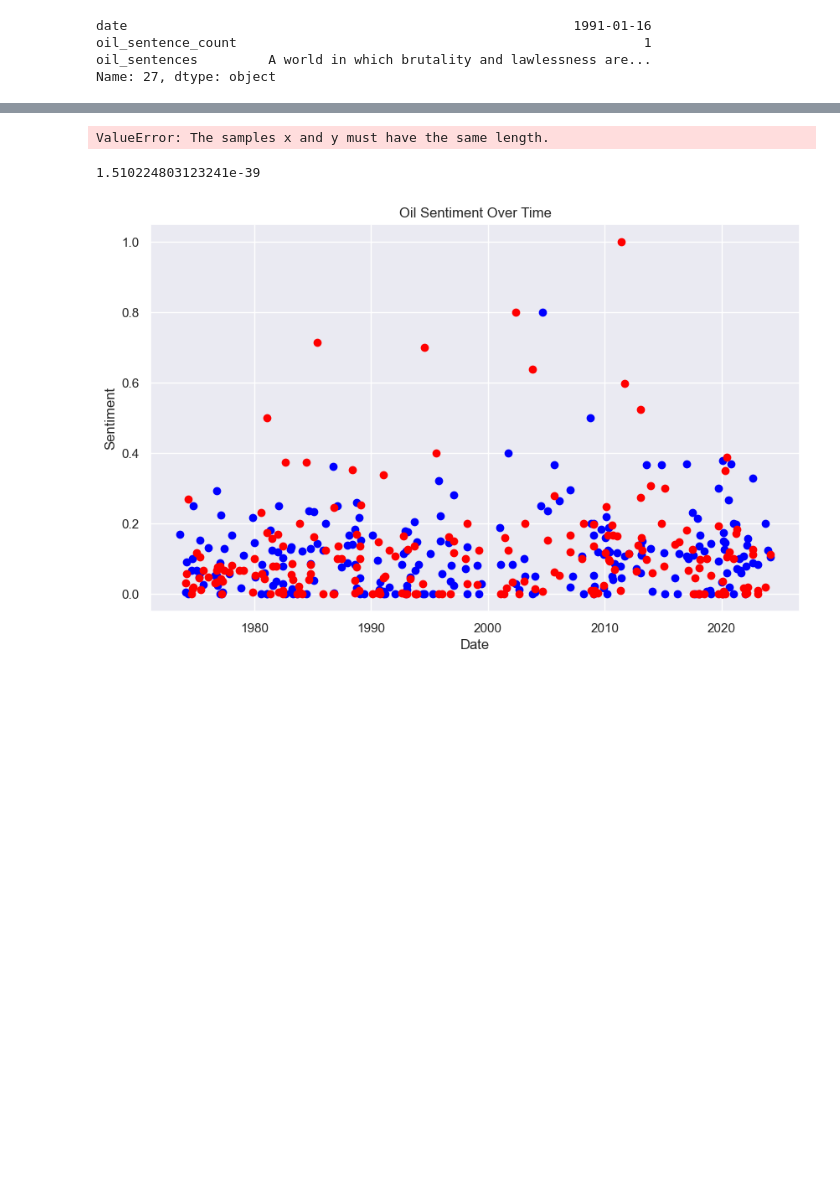
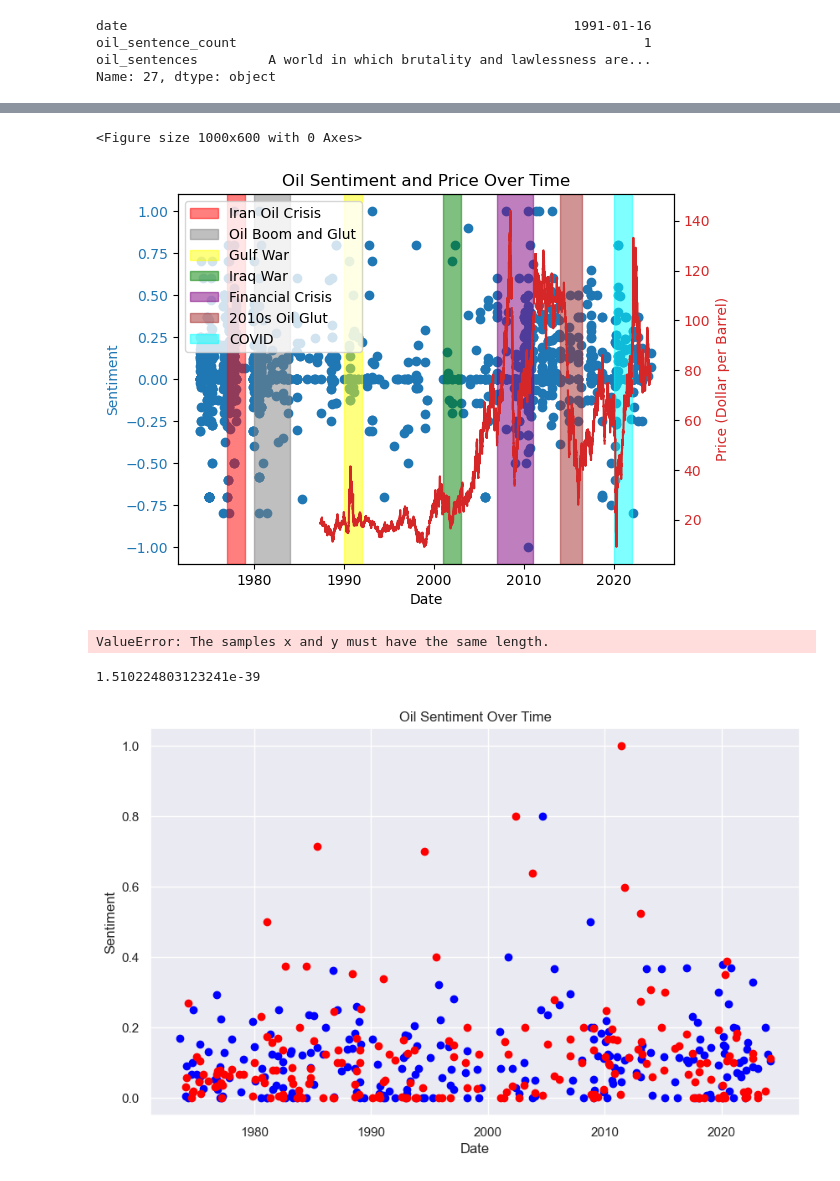
Before and after one commit to chtang-hmc/Spring-Invitation-Datathon-2024, a Jupyter notebook: Analysis/Sentiment Analysis/presidential_speech_analysis.ipynb, the cells around one changed output, grey strips where cells are left out. Saved outputs shown, nothing was run; the diff lists cells and outputs as text; code cells hidden in the pictures; blank space fills up the shorter version.

```diff
--- a/Analysis/Sentiment Analysis/presidential_speech_analysis.ipynb
+++ b/Analysis/Sentiment Analysis/presidential_speech_analysis.ipynb
@@ -345,3 +341,56 @@ plt.show()
+# %%
+oil_price = pd.read_csv('all_commodities.csv')
+oil_price = oil_price[oil_price['Commodity']=='Brent Crude Oil']
+oil_price.rename(columns={'Date_Time':'date', 'Value':'Price'}, inplace=True)
+oil_price['date'] = pd.to_datetime(oil_price['date'])
+oil_price = oil_price[['date', 'Price']]
+# %%
+# group by date and calculate the average sentiment
+import numpy as np
+import matplotlib.pyplot as plt
+import seaborn as sns
+oil_sentiment = oil.groupby('date').mean().reset_index()
+
+oil['date'] = pd.to_datetime(oil['date'])
+oil_sentiment['date'] = pd.to_datetime(oil_sentiment['date'])
+oil_sentiment['sentiment_absolute'] = np.abs(oil_sentiment['Sentiments'])
+
+# plot the sentiment over time
+plt.figure(figsize=(10,6))
+
+# plot sentiment and price on the same graph but two axes
+fig, ax2 = plt.subplots()
+
+color = 'tab:blue'
+ax2.set_xlabel('Date')
+ax2.set_ylabel('Sentiment', color=color)
+ax2.scatter(oil['date'], oil['Sentiments'], color=color)
+ax2.tick_params(axis='y', labelcolor=color)
+
+ax1 = ax2.twinx()
+color = 'tab:red'
+ax1.set_ylabel('Price (Dollar per Barrel)', color=color)
+ax1.plot(oil_price['date'], oil_price['Price'], color=color)
+ax1.tick_params(axis='y', labelcolor=color)
+
+# mark the regions between 1977 and 1979 and write 'Iran Oil Crisis'
+
+plt.axvspan(pd.Timestamp('1977-01-01'), pd.Timestamp('1979-01-01'), color='red', alpha=0.5, label='Iran Oil Crisis')
+plt.axvspan(pd.Timestamp('1980-01-01'), pd.Timestamp('1984-01-01'), color='grey', alpha=0.5, label='Oil Boom and Glut')
+plt.axvspan(pd.Timestamp('1990-01-01'), pd.Timestamp('1992-01-01'), color='yellow', alpha=0.5, label='Gulf War')
+plt.axvspan(pd.Timestamp('2001-01-01'), pd.Timestamp('2003-01-01'), color='green', alpha=0.5, label='Iraq War')
+plt.axvspan(pd.Timestamp('2007-01-01'), pd.Timestamp('2011-01-01'), color='purple', alpha=0.5, label='Financial Crisis')
+plt.axvspan(pd.Timestamp('2014-01-01'), pd.Timestamp('2016-07-01'), color='brown', alpha=0.5, label='2010s Oil Glut')
+plt.axvspan(pd.Timestamp('2020-01-01'), pd.Timestamp('2022-01-01'), color='cyan', alpha=0.5, label='COVID')
+
+# put legent at top left
+plt.legend(loc='upper left')
+
+plt.title('Oil Sentiment and Price Over Time')
+plt.show()
+# %% [output]
+<Figure size 1000x600 with 0 Axes>
+[figure, added]
 # %%
 # get the average of sentiments for positive and negative
 oil_positive = oil[oil['Sentiments'] > 0]
```
Also changed, not shown: parts of 7 cells of this notebook, 1 other file.
